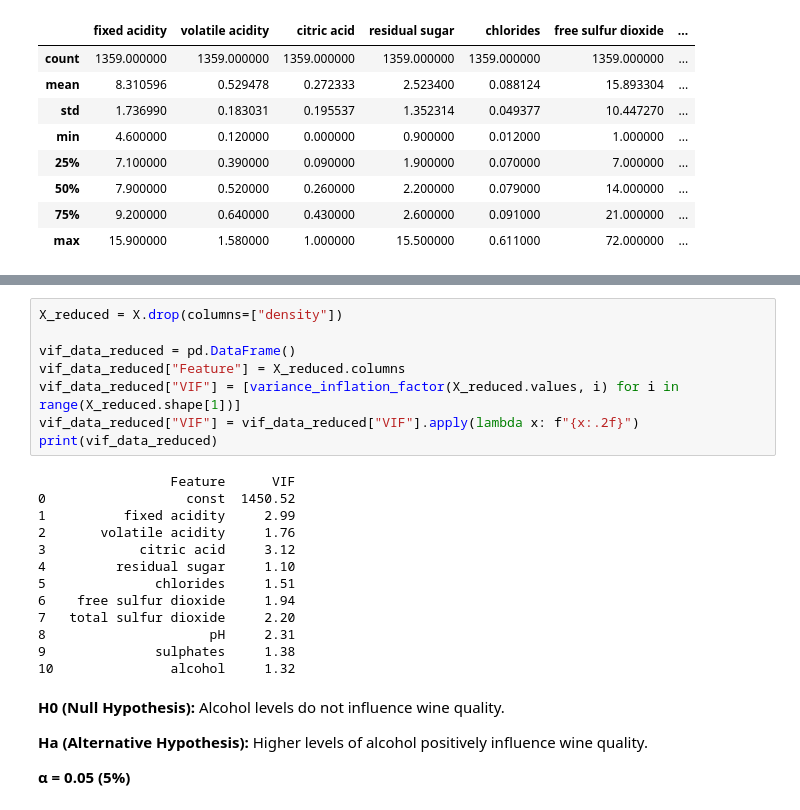
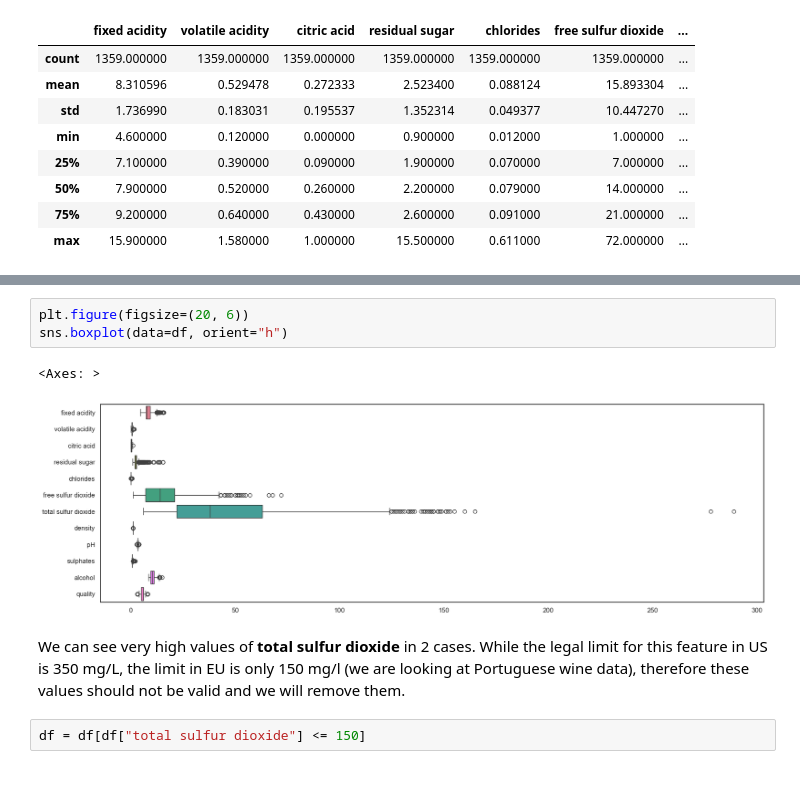
Before and after one commit to eleonen/wine-quality-explanatory-model, a Jupyter notebook: wine_explanatory_model.ipynb, the cells around one changed output, grey strips where cells are left out. Saved outputs shown, nothing was run; the diff lists cells and outputs as text; blank space fills up the shorter version.

```diff
--- a/wine_explanatory_model.ipynb
+++ b/wine_explanatory_model.ipynb
@@ -189,27 +165,10 @@ print(vif_data)
-# %%
-X_reduced = X.drop(columns=["density"])
-
-vif_data_reduced = pd.DataFrame()
-vif_data_reduced["Feature"] = X_reduced.columns
-vif_data_reduced["VIF"] = [variance_inflation_factor(X_reduced.values, i) for i in range(X_reduced.shape[1])]
-vif_data_reduced["VIF"] = vif_data_reduced["VIF"].apply(lambda x: f"{x:.2f}")
-print(vif_data_reduced)
-# %% [output]
-                 Feature      VIF
-0                  const  1450.52
-1          fixed acidity     2.99
-2       volatile acidity     1.76
-3            citric acid     3.12
-4         residual sugar     1.10
-5              chlorides     1.51
-6    free sulfur dioxide     1.94
-7   total sulfur dioxide     2.20
-8                     pH     2.31
-9              sulphates     1.38
-10               alcohol     1.32
-# %% [markdown]
-**H0 (Null Hypothesis):** Alcohol levels do not influence wine quality.
-
-**Ha (Alternative Hypothesis):** Higher levels of alcohol positively influence wine quality.
-
-**α = 0.05 (5%)**
+# %%
+plt.figure(figsize=(20, 6))
+sns.boxplot(data=df, orient="h")
+# %% [output]
+<Axes: >
+[figure, added]
+# %% [markdown]
+We can see very high values of **total sulfur dioxide** in 2 cases. While the legal limit for this feature in US is 350 mg/L, the limit in EU is only 150 mg/l (we are looking at Portuguese wine data), therefore these values should not be valid and we will remove them.
+# %%
+df = df[df["total sulfur dioxide"] <= 150]
```
Also changed, not shown: parts of 69 cells of this notebook, 3 other files.
